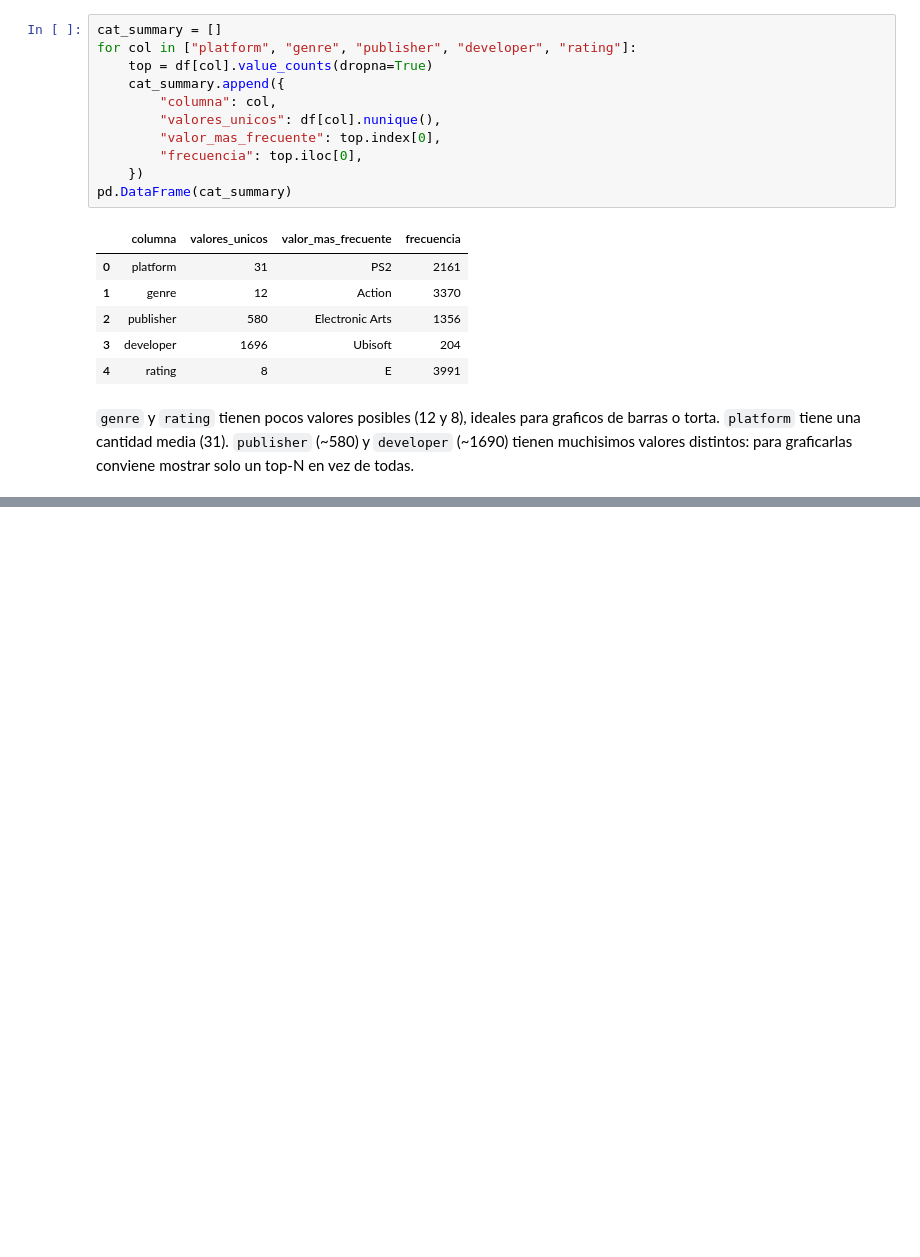
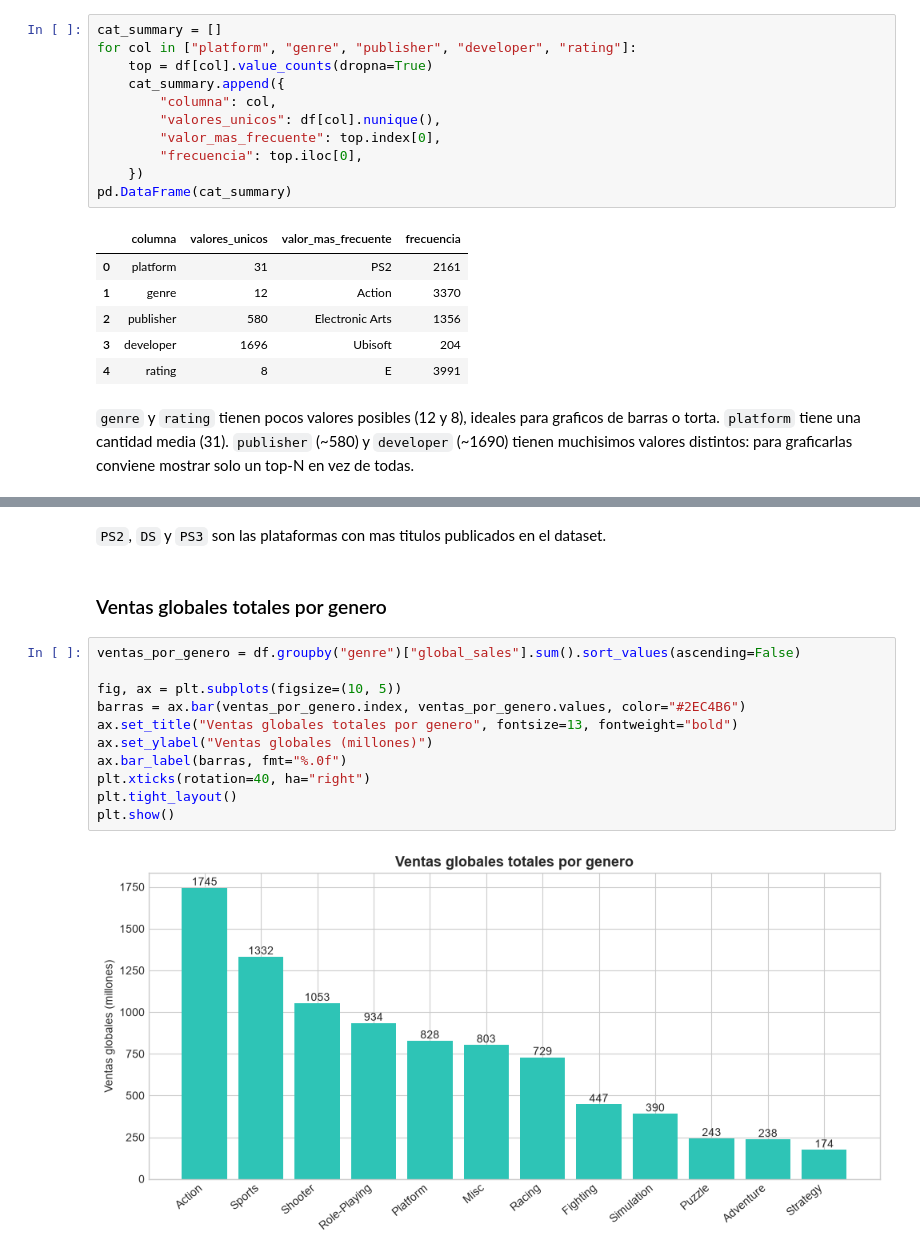
Before and after one commit to LigaDevPro/Inteligencia-Artificial-tp, a Jupyter notebook: analisis_exploratorio.ipynb, the cells around one changed output, grey strips where cells are left out. Drawn from its saved outputs; the diff is of its cells as text; blank space fills up the shorter version.

```diff
--- a/analisis_exploratorio.ipynb
+++ b/analisis_exploratorio.ipynb
@@ -199,0 +250,17 @@ distintos: para graficarlas conviene mostrar solo un top-N en vez de todas.
+# %% [markdown]
+`PS2`, `DS` y `PS3` son las plataformas con mas titulos publicados en el dataset.
+# %% [markdown]
+### Ventas globales totales por genero
+# %%
+ventas_por_genero = df.groupby("genre")["global_sales"].sum().sort_values(ascending=False)
+
+fig, ax = plt.subplots(figsize=(10, 5))
+barras = ax.bar(ventas_por_genero.index, ventas_por_genero.values, color="#2EC4B6")
+ax.set_title("Ventas globales totales por genero", fontsize=13, fontweight="bold")
+ax.set_ylabel("Ventas globales (millones)")
+ax.bar_label(barras, fmt="%.0f")
+plt.xticks(rotation=40, ha="right")
+plt.tight_layout()
+plt.show()
+# %% [output]
+[figure, added]
```
Also changed, not shown: parts of 17 cells of this notebook.
